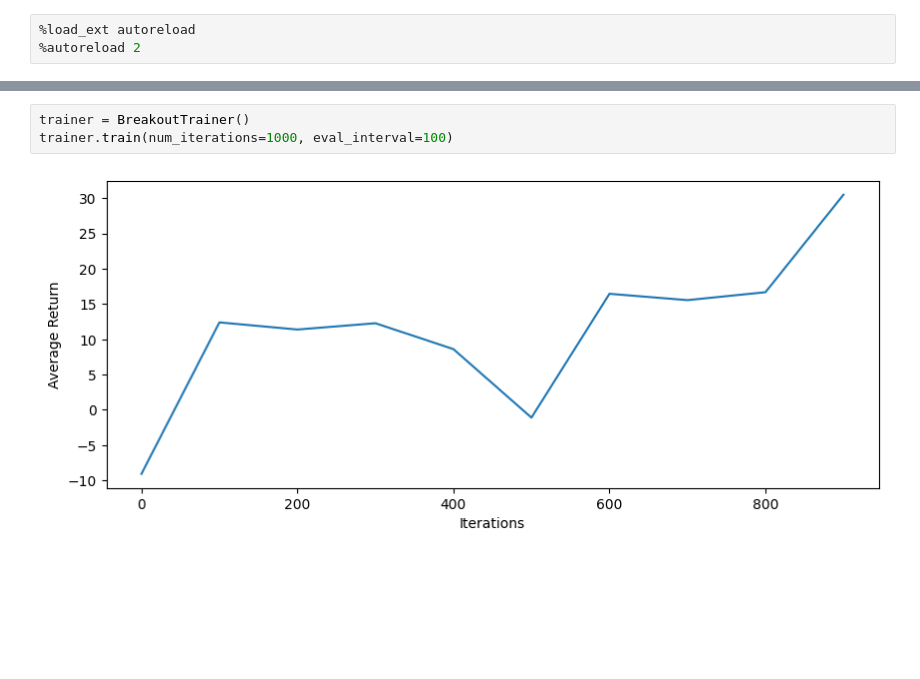
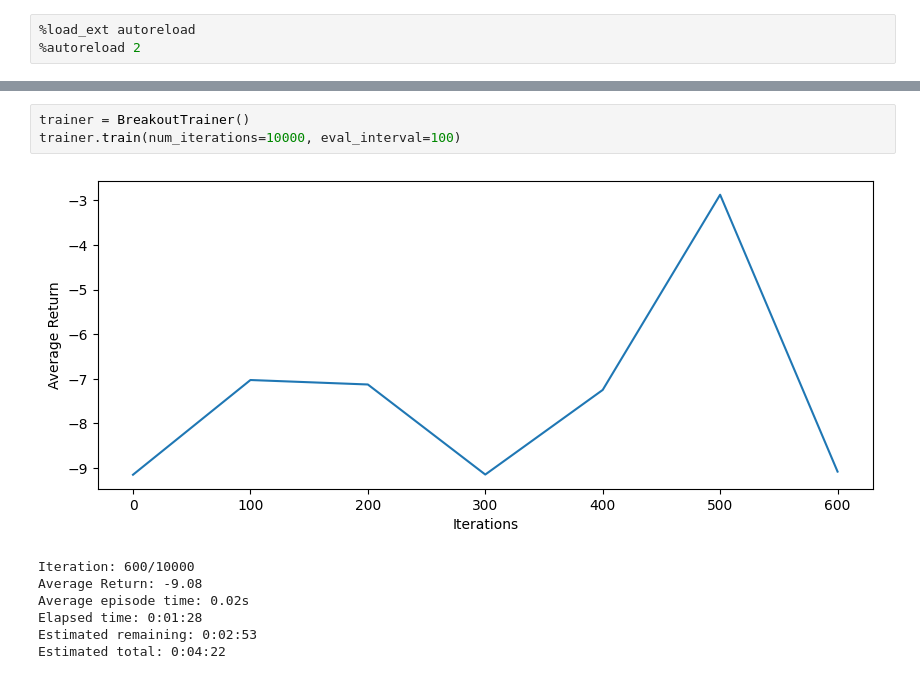
Before and after one commit to elichen/elichen.github.io, a Jupyter notebook: breakout/train.ipynb, the cells around one changed output, grey strips where cells are left out. Saved outputs shown, nothing was run; the diff lists cells and outputs as text; blank space fills up the shorter version.

```diff
--- a/breakout/train.ipynb
+++ b/breakout/train.ipynb
@@ -20,8 +20,14 @@ To enable the following instructions: AVX2 AVX512F FMA, in other operations, reb
 INFO:tensorflow:Using MirroredStrategy with devices ('/job:localhost/replica:0/task:0/device:CPU:0', '/job:localhost/replica:0/task:0/device:CPU:1', '/job:localhost/replica:0/task:0/device:CPU:2', '/j ...
 # %%
 trainer = BreakoutTrainer()
-trainer.train(num_iterations=1000, eval_interval=100)
+trainer.train(num_iterations=10000, eval_interval=100)
 # %% [output]
-[figure, old version]
+[figure, new version]
+Iteration: 600/10000
+Average Return: -9.08
+Average episode time: 0.02s
+Elapsed time: 0:01:28
+Estimated remaining: 0:02:53
+Estimated total: 0:04:22
 # %%
 trainer.save_model()
```
Also changed, not shown: parts of 2 cells of this notebook, 1 other file.
